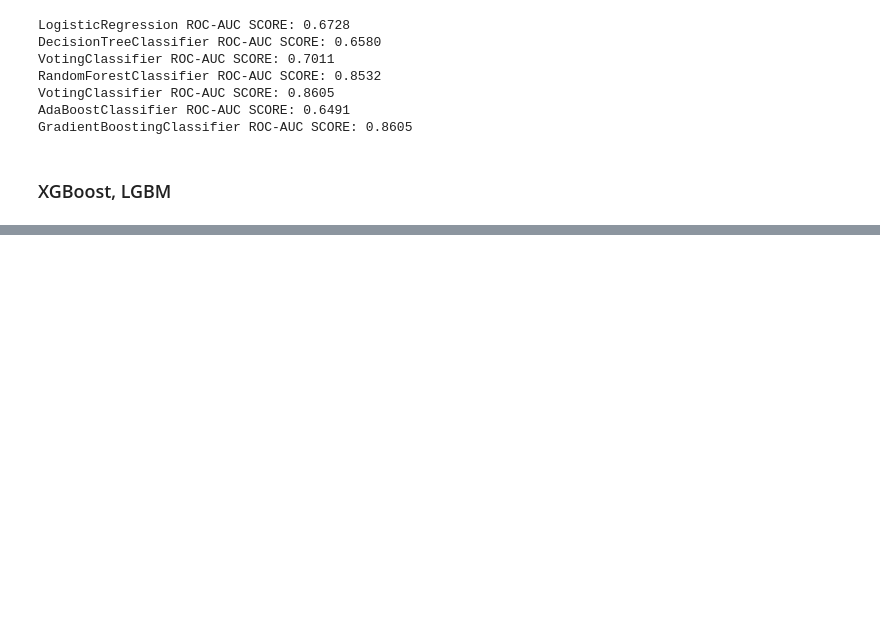
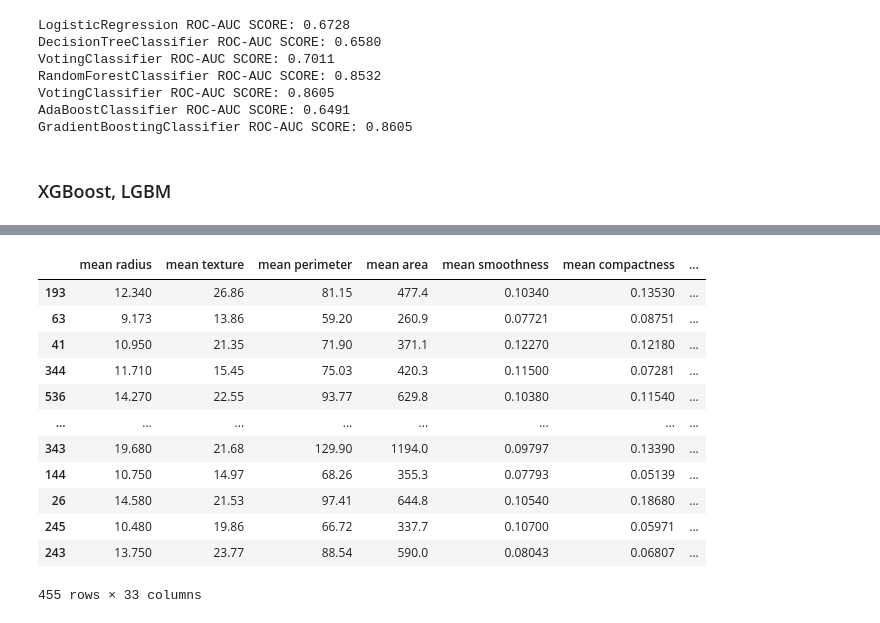
Before and after one commit to luckyspia/TIL, a Jupyter notebook: Machine_Learning/05.Ensemble.ipynb, the cells around one changed output, grey strips where cells are left out. Cells and saved outputs as stored; diff of their text form; code cells hidden in the pictures; blank space fills up the shorter version.

```diff
--- a/Machine_Learning/05.Ensemble.ipynb
+++ b/Machine_Learning/05.Ensemble.ipynb
@@ -694,8 +696,8 @@ plot_importance(xgb, ax=ax);
 from lightgbm import LGBMClassifier
 
 lgbm = LGBMClassifier(n_estimators=300, objective='binary',learning_rate=0.1,max_depth=8)
-lgbm.fit(x_train, y_train, eval_metric='auc', eval_set=evals, early_stopping_rounds=100, verbose=True)
+lgbm.fit(X_train, y_train, eval_metric='auc', eval_set=evals, early_stopping_rounds=100, verbose=True)
 
-pred = lgbm.predict_proba(x_test)[:,1]
+pred = lgbm.predict_proba(X_test)[:,1]
 roc_auc_score(y_test,pred)
 # %% [output]
@@ -726,0 +795,23 @@ plot_importance(lgbm, ax=ax);
+# %%
+# 중요 Feature에 대한 상호작용 Feature 생성
+from itertools import combinations
+
+features_interact = importance_df.iloc[:3].column_name
+for e, (x, y) in enumerate(combinations(features_interact,2)):
+    X_train[f'inter_{e}*'] = X_train[x] * X_train[y]
+
+X_train
+# %% [output]
+|  | mean radius | mean texture | mean perimeter | mean area | mean smoothness | mean compactness | ... |
+| 193 | 12.340 | 26.86 | 81.15 | 477.4 | 0.10340 | 0.13530 | ... |
+| 63 | 9.173 | 13.86 | 59.20 | 260.9 | 0.07721 | 0.08751 | ... |
+| 41 | 10.950 | 21.35 | 71.90 | 371.1 | 0.12270 | 0.12180 | ... |
+| 344 | 11.710 | 15.45 | 75.03 | 420.3 | 0.11500 | 0.07281 | ... |
+| 536 | 14.270 | 22.55 | 93.77 | 629.8 | 0.10380 | 0.11540 | ... |
+| ... | ... | ... | ... | ... | ... | ... | ... |
+| 343 | 19.680 | 21.68 | 129.90 | 1194.0 | 0.09797 | 0.13390 | ... |
+| 144 | 10.750 | 14.97 | 68.26 | 355.3 | 0.07793 | 0.05139 | ... |
+| 26 | 14.580 | 21.53 | 97.41 | 644.8 | 0.10540 | 0.18680 | ... |
+| 245 | 10.480 | 19.86 | 66.72 | 337.7 | 0.10700 | 0.05971 | ... |
+| 243 | 13.750 | 23.77 | 88.54 | 590.0 | 0.08043 | 0.06807 | ... |
+455 rows × 33 columns
```
Also changed, not shown: parts of 15 cells of this notebook.
